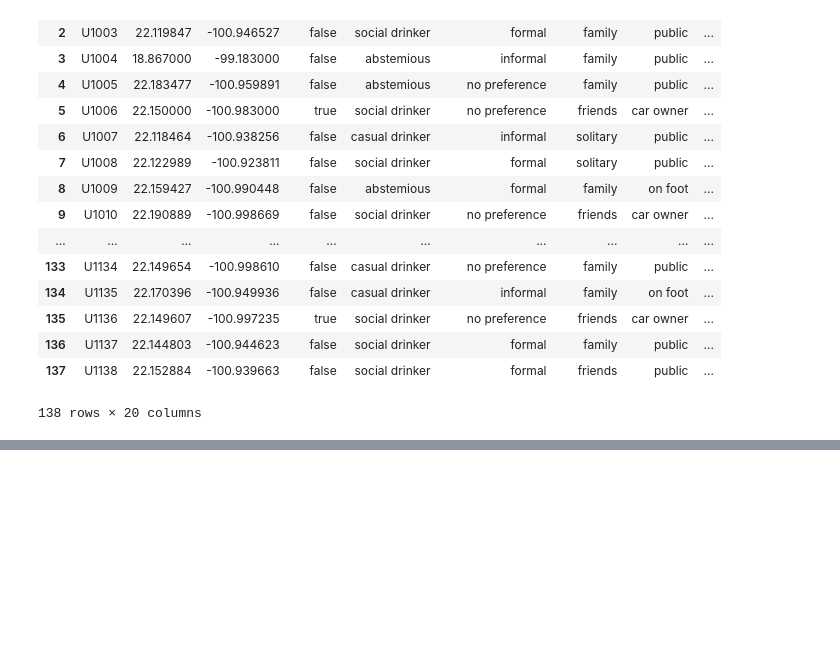
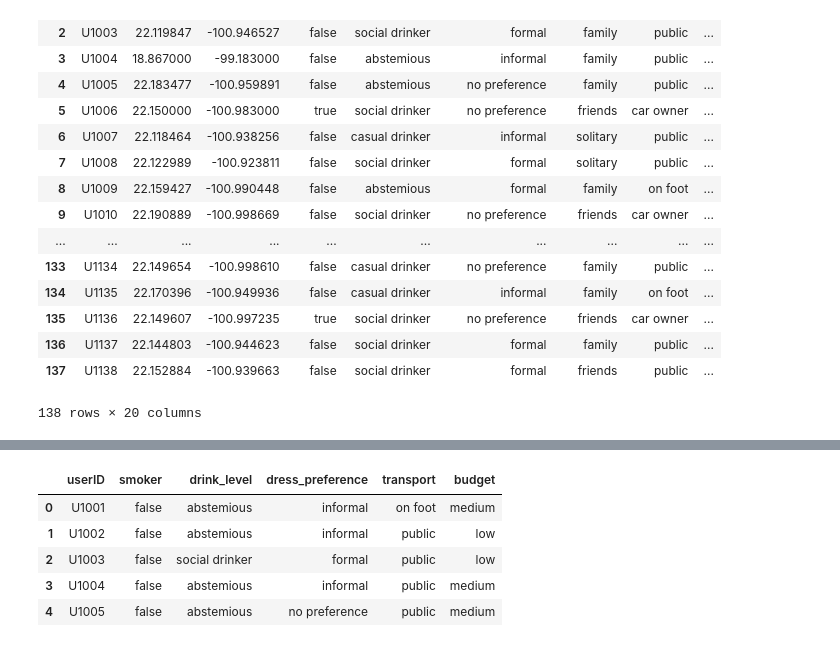
Before and after one commit to jorgeserranodelcerro/TFM_recommender_system, a Jupyter notebook: TFM.ipynb, the cells around one changed output, grey strips where cells are left out. Saved outputs shown, nothing was run; the diff lists cells and outputs as text; code cells hidden in the pictures; blank space fills up the shorter version.

```diff
--- a/TFM.ipynb
+++ b/TFM.ipynb
@@ -555,0 +570,10 @@ user_all
+# %%
+uPerfil_Clear=uPerfil[['userID','smoker','drink_level','dress_preference','transport','budget']]
+uPerfil_Clear.head()
+# %% [output]
+|  | userID | smoker | drink_level | dress_preference | transport | budget |
+| 0 | U1001 | false | abstemious | informal | on foot | medium |
+| 1 | U1002 | false | abstemious | informal | public | low |
+| 2 | U1003 | false | social drinker | formal | public | low |
+| 3 | U1004 | false | abstemious | informal | public | medium |
+| 4 | U1005 | false | abstemious | no preference | public | medium |
```
Also changed, not shown: parts of 9 cells of this notebook, 15 other files.
